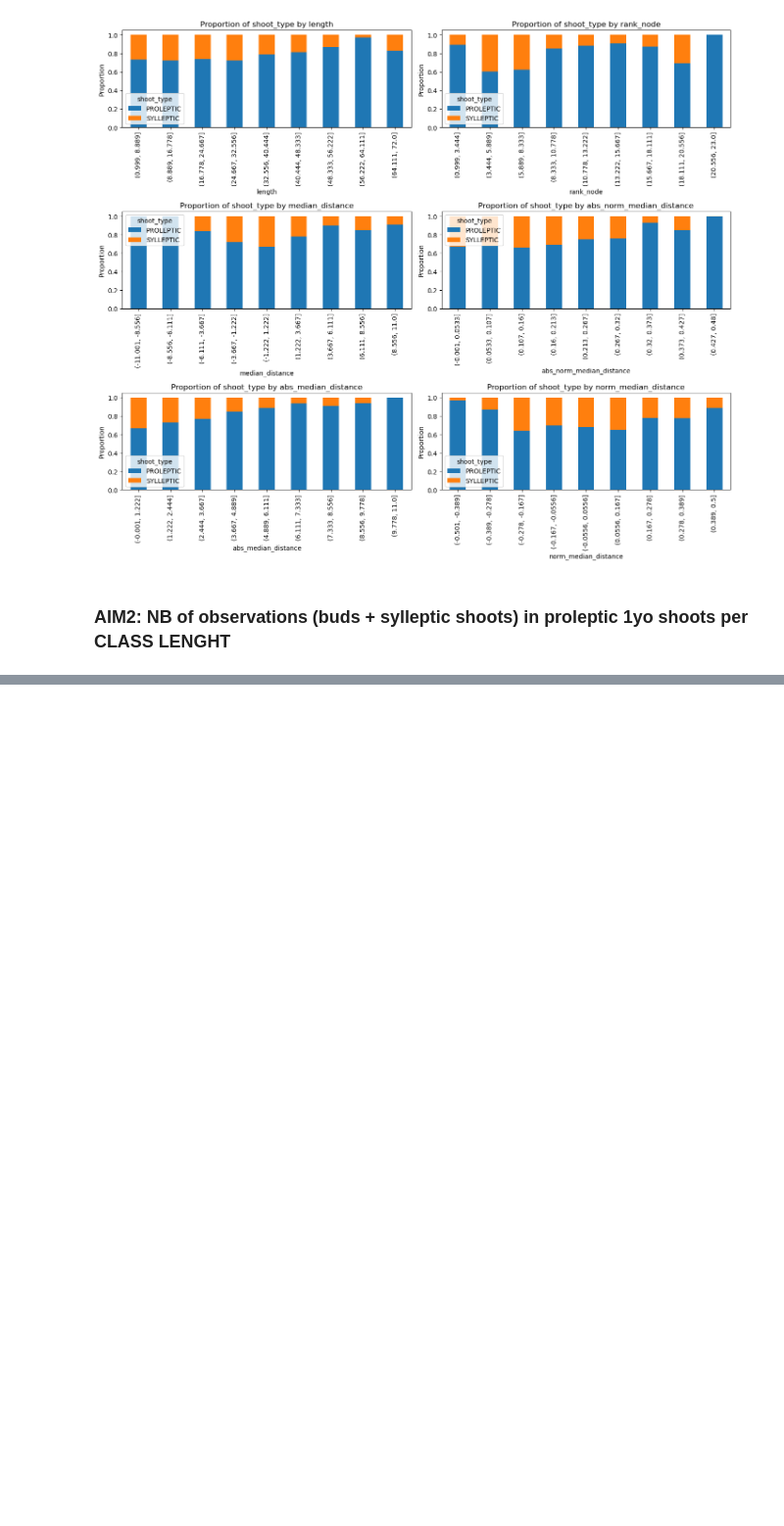
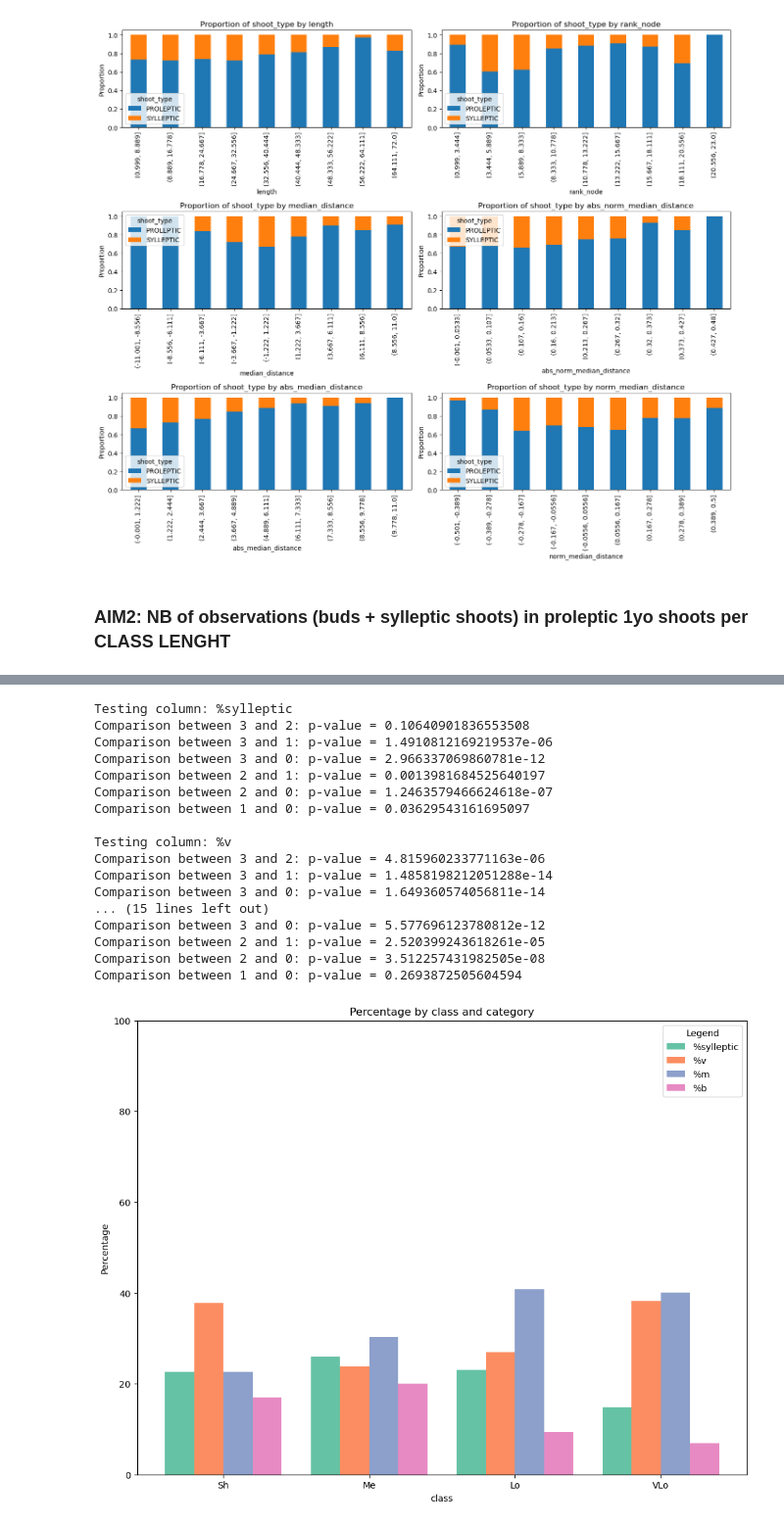
Before and after one commit to Corilana/L-HAZELNUT, a Jupyter notebook: Own_rooted_young/Scripts/Exploratory_analyses/Lateral_buds.ipynb, the cells around one changed output, grey strips where cells are left out. Shown at 98% size. Cells and saved outputs as stored; diff of their text form; code cells hidden in the pictures; blank space fills up the shorter version.

```diff
--- a/Own_rooted_young/Scripts/Exploratory_analyses/Lateral_buds.ipynb
+++ b/Own_rooted_young/Scripts/Exploratory_analyses/Lateral_buds.ipynb
@@ -269,0 +280,64 @@ print(class_summary)
+# %%
+import pandas as pd
+import numpy as np
+import matplotlib.pyplot as plt
+from statsmodels.stats.proportion import proportions_ztest
+
+def plot_and_test(data, row_slice, col_slice, obs_col_index, plot_title, xlabel, ylabel, ymax = 100, test = True):
+    # Extract frequency matrix and column labels for the plot
+    freq = data.iloc[row_slice, col_slice].values
+    col_labels = data.columns[col_slice]
+
+    # Create the bar plot
+    colors = plt.get_cmap('Set2')
+    fig, ax = plt.subplots(figsize=(12, 9))
+
+    # Create a bar plot, grouped by 'class'
+    x = np.arange(len(data.index[row_slice]))  # the label locations
+    width = 0.2  # the width of the bars
+
+    for i, category in enumerate(col_labels):
+        ax.bar(x + i*width, data[category], width, label=category, color=colors(i))
+
+    # Add some text for labels, title and custom x-axis tick labels, etc.
+    ax.set_xlabel(xlabel)
+    ax.set_ylabel(ylabel)
+    ax.set_title(f"{ylabel} by class and category")
+    ax.set_xticks(x + width + width/2)
+    ax.set_xticklabels(data[xlabel])
+    ax.legend(title='Legend')
+    plt.ylim(0, ymax)
+
+    if test:
+        # Correcting statistical tests approach
+        for j in range(freq.shape[1]):
+            print(f"\nTesting column: {col_labels[j]}")
+            for i in range(freq.shape[0] - 1):
+                for k in range(i + 1, freq.shape[0]):
+                    # Performing z-test between each pair of groups
+                    stat, p_value = proportions_ztest([freq[i, j], freq[k, j]], [data.iloc[i, obs_col_index], data.iloc[k, obs_col_index]])
+                    print(f"Comparison between {data.index[i]} and {data.index[k]}: p-value = {p_value}")
+    plt.show()
+# %%
+# 2_PRO_freq_obs~class
+plot_and_test(class_summary, row_slice=slice(0,4), col_slice=slice(6,10), obs_col_index=5,
+               plot_title='Nb Lateral Buds or Shoot Class', xlabel='class', ylabel='Percentage', ymax = 100)
+# %% [output]
+Testing column: %sylleptic
+Comparison between 3 and 2: p-value = 0.10640901836553508
+Comparison between 3 and 1: p-value = 1.4910812169219537e-06
+Comparison between 3 and 0: p-value = 2.966337069860781e-12
+Comparison between 2 and 1: p-value = 0.0013981684525640197
+Comparison between 2 and 0: p-value = 1.2463579466624618e-07
+Comparison between 1 and 0: p-value = 0.03629543161695097
+
+Testing column: %v
+Comparison between 3 and 2: p-value = 4.815960233771163e-06
+Comparison between 3 and 1: p-value = 1.4858198212051288e-14
+Comparison between 3 and 0: p-value = 1.649360574056811e-14
+... (15 lines left out)
+Comparison between 3 and 0: p-value = 5.577696123780812e-12
+Comparison between 2 and 1: p-value = 2.520399243618261e-05
+Comparison between 2 and 0: p-value = 3.512257431982505e-08
+Comparison between 1 and 0: p-value = 0.2693872505604594
+[figure, added]
```
Also changed, not shown: parts of 41 cells of this notebook, 4 other files.
